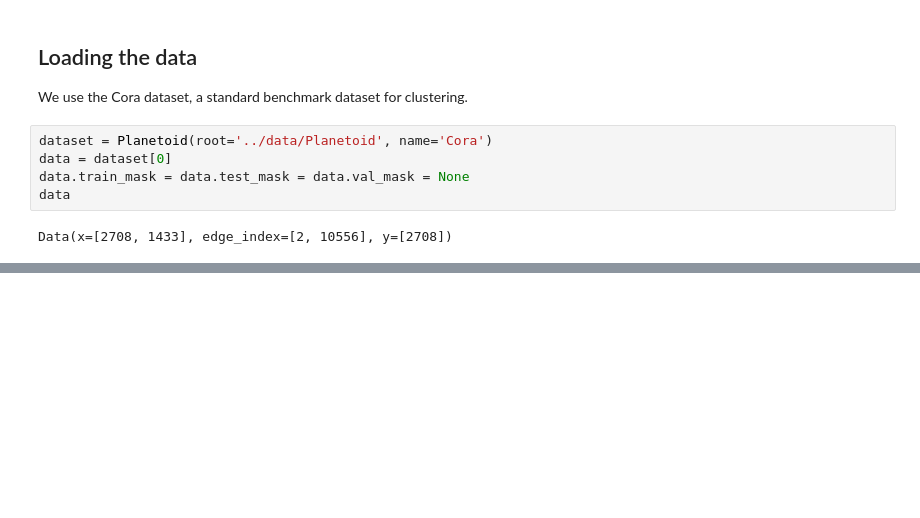
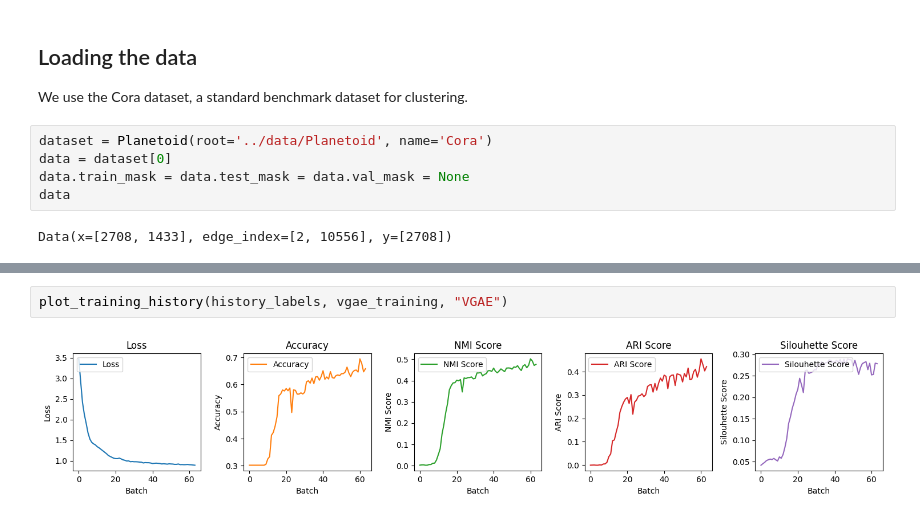
Before and after one commit to timothewt/AdvancedGraphClustering, a Jupyter notebook: notebooks/tw-2-graph_autoencoder.ipynb, the cells around one changed output, grey strips where cells are left out. Cells and saved outputs as stored; diff of their text form; blank space fills up the shorter version.

```diff
--- a/notebooks/tw-2-graph_autoencoder.ipynb
+++ b/notebooks/tw-2-graph_autoencoder.ipynb
@@ -26,0 +84,4 @@ Data(x=[2708, 1433], edge_index=[2, 10556], y=[2708])
+# %%
+plot_training_history(history_labels, vgae_training, "VGAE")
+# %% [output]
+[figure, added]
```
Also changed, not shown: parts of 13 cells of this notebook, 2 other files.
